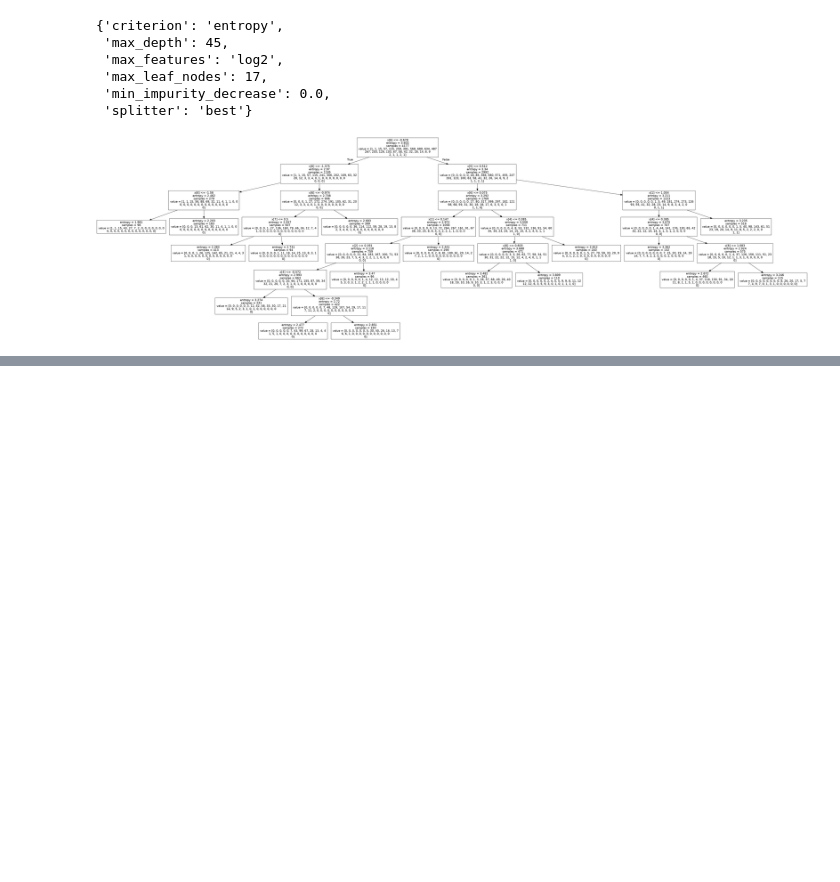
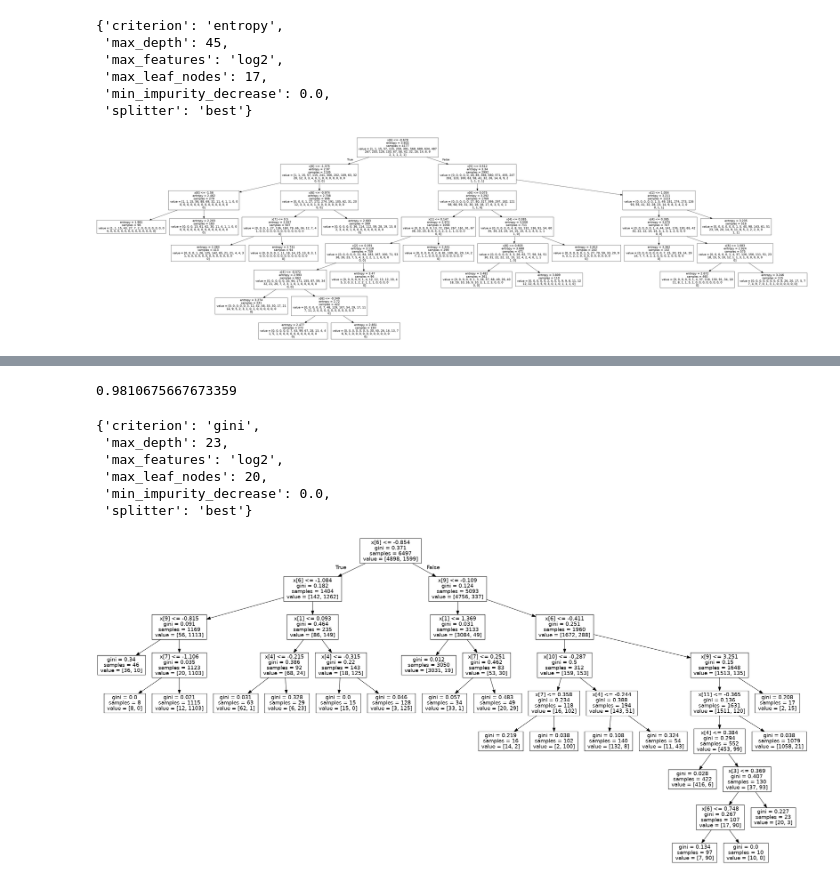
Before and after one commit to niiquaye/ECE457B, a Jupyter notebook: W25-asg1/assignment.ipynb, the cells around one changed output, grey strips where cells are left out. Drawn from its saved outputs; the diff is of its cells as text; code cells hidden in the pictures; blank space fills up the shorter version.

Commit message:
wq decision tree

```diff
--- a/W25-asg1/assignment.ipynb
+++ b/W25-asg1/assignment.ipynb
@@ -405,0 +425,13 @@ display(Image(filename='tree.png'))
+# %%
+wq_decision_tree_gscv.best_score_
+# %% [output]
+0.9810675667673359
+# %%
+wq_decision_tree_gscv.best_params_
+# %% [output]
+{'criterion': 'gini',
+ 'max_depth': 23,
+ 'max_features': 'log2',
+ 'max_leaf_nodes': 20,
+ 'min_impurity_decrease': 0.0,
+ 'splitter': 'best'}
@@ -405,0 +440,5 @@ display(Image(filename='tree.png'))
+# %%
+!dot -Tpng wq_tree.dot -o wq_tree.png
+display(Image(filename='wq_tree.png'))
+# %% [output]
+[figure, added]
```
Also changed, not shown: parts of 4 cells of this notebook, 2 other files.
